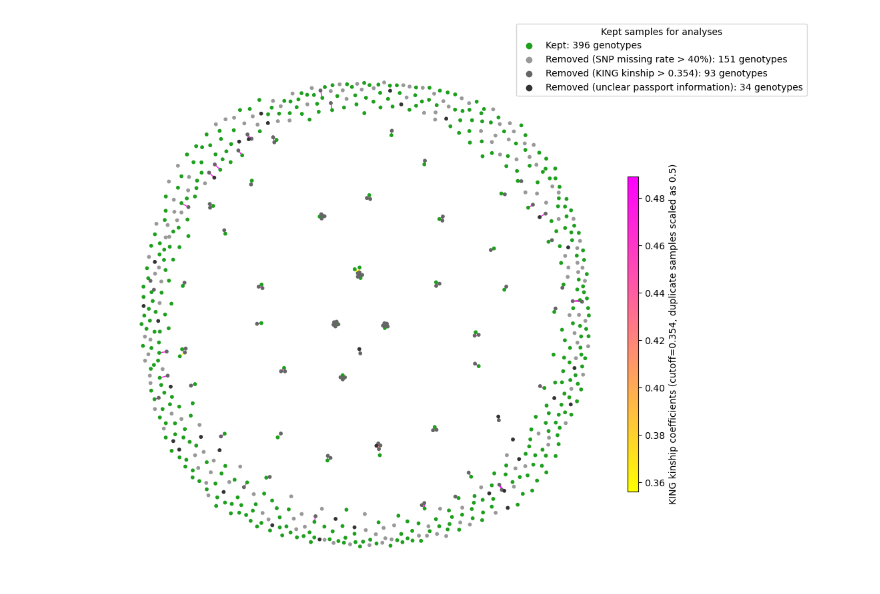
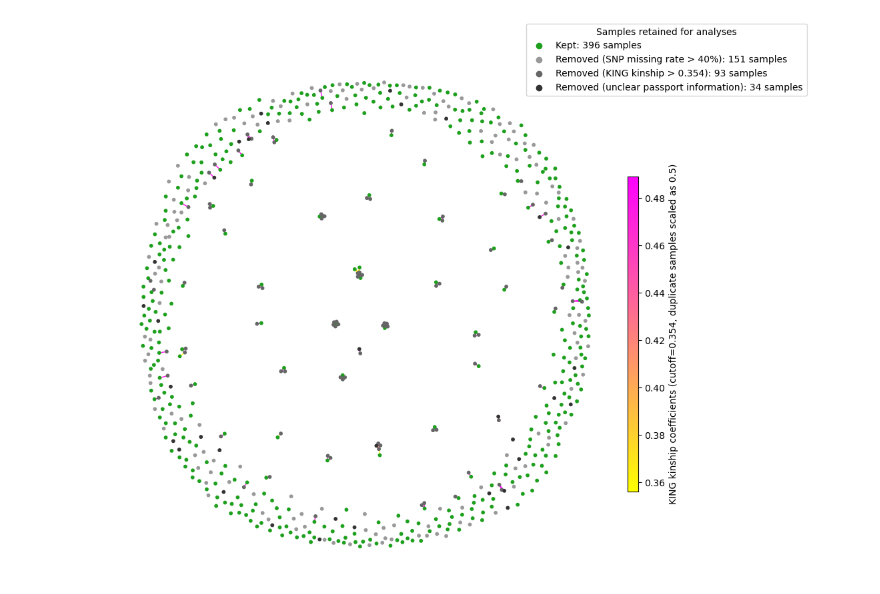
Before and after one commit to CornilleEclecticLab/pear-SNP, a Jupyter notebook: run_Further_filter/bin/s06.plot_samples_kinship_and_samples_choosing.ipynb, the cells around one changed output. Cells and saved outputs as stored; diff of their text form; code cells hidden in the pictures.

```diff
--- a/run_Further_filter/bin/s06.plot_samples_kinship_and_samples_choosing.ipynb
+++ b/run_Further_filter/bin/s06.plot_samples_kinship_and_samples_choosing.ipynb
@@ -16,7 +12,7 @@ with open("../input/s06/in.list.txt",'r') as f:
         if i not in node_color.keys():
             G.add_node(i)
             node_color[i] = '#1EA01E' #'green'
-            colors[node_color[i]] = f'Kept: {len(in_ls)} genotypes'
+            colors[node_color[i]] = f'Kept: {len(in_ls)} samples'
         else:
             raise ValueError(f"ERROR: {i} already in node_color")
 
@@ -26,7 +22,7 @@ with open("../input/s06/higher40_missing_rate_sample.list.txt",'r') as f:
         if i not in node_color.keys():
             G.add_node(i)
             node_color[i] = '#999999'
-            colors[node_color[i]] = f'Removed (SNP missing rate > 40%): {len(high_missing_ls)} genotypes'
+            colors[node_color[i]] = f'Removed (SNP missing rate > 40%): {len(high_missing_ls)} samples'
         else:
             raise ValueError(f"ERROR: {i} already in node_color")
 
@@ -36,7 +32,7 @@ with open("../input/s06/remove_list_kinship0.354.txt",'r') as f:
         if i not in node_color.keys():
             G.add_node(i)
             node_color[i] = '#666666'
-            colors[node_color[i]] = f'Removed (KING kinship > 0.354): {len(remove_kinship_ls)} genotypes'
+            colors[node_color[i]] = f'Removed (KING kinship > 0.354): {len(remove_kinship_ls)} samples'
         else:
             raise ValueError(f"ERROR: {i} already in node_color")
 
@@ -46,7 +42,7 @@ with open("../input/s06/remove_list_unclear_passport.txt", 'r') as f:
         if i not in node_color.keys():
             G.add_node(i)
             node_color[i] = '#333333'
-            colors[node_color[i]] = f'Removed (unclear passport information): {len(remove_unclear_ls)} genotypes'
+            colors[node_color[i]] = f'Removed (unclear passport information): {len(remove_unclear_ls)} samples'
         else:
             raise ValueError(f"ERROR: {i} already in node_color")
 
@@ -79,33 +79,33 @@ cmap = plt.cm.spring_r  # You can choose any other colormap from `matplotlib.cm`
 plt.figure(figsize=(7.87, 7.87))  # Change the width and height as needed
 
 # Draw the graph using Matplotlib with custom node colors and edge colors
 pos = nx.spring_layout(G, seed=4)  # Positions nodes using the spring layout algorithm
 nx.draw(G, pos,
         with_labels=False,
         node_color=[node_color[node] for node in G.nodes()],
         #alpha=0.8,
         node_size=10,
         font_size=10,
         edge_color=edge_weights,
         edge_cmap=cmap,
         width=1)
 
 # Create a legend for nodes only
 for color, node in colors.items():
     plt.scatter([], [], c=[color], label=node)
 
 # Display the legend
-plt.legend(title="Kept samples for analyses",
+plt.legend(title="Samples retained for analyses",
            loc="upper right", bbox_to_anchor=(1.35, 1.05))
 
 # # Create a colorbar to show the edge value map
 sm = plt.cm.ScalarMappable(cmap=cmap, norm=plt.Normalize(vmin=min(edge_weights), vmax=max(edge_weights)))
 # You can specify the Axes to use for the colorbar using the cax argument
 cax = plt.axes([1, 0.15, 0.02, 0.6])  # This sets the position of the colorbar relative to the plot
 plt.colorbar(sm, cax=cax, label="KING kinship coefficients (cutoff=0.354, duplicate samples scaled as 0.5)")
 
 # Display the plot
-plt.savefig("../output/s06.samples_choosing_and_kinship.2024-08-13.png", format="png", bbox_inches="tight")
+plt.savefig("../output/s06.samples_choosing_and_kinship.2025-11-07.png", format="png", bbox_inches="tight",dpi=600)
 plt.show()
 # %% [output]
-[figure, old version]
+[figure, new version]
```
Also changed, not shown: parts of 2 cells of this notebook.
